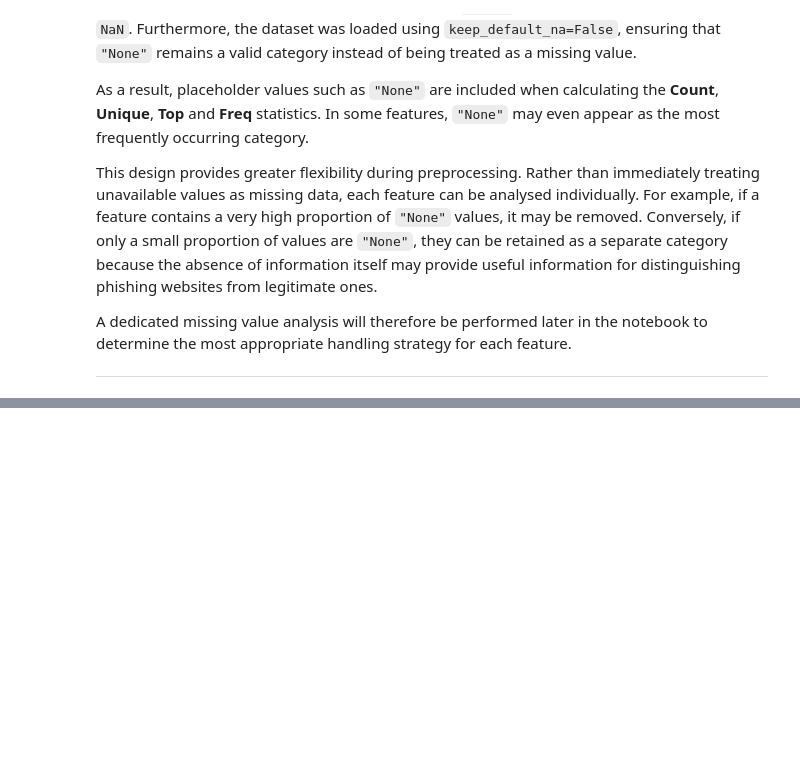
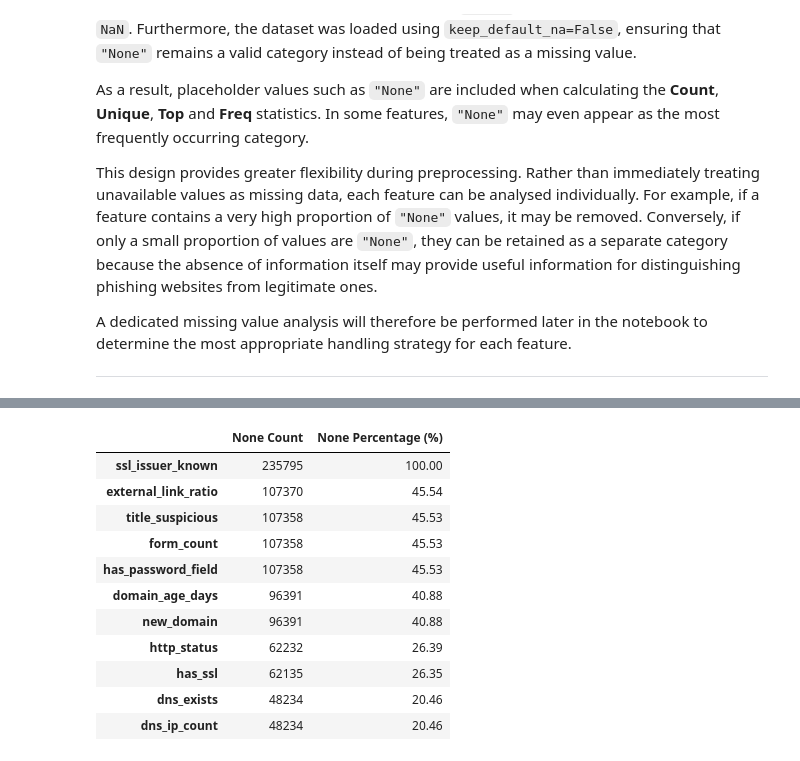
Before and after one commit to ajay-nagpal/Phishing-URL-detector, a Jupyter notebook: phishing_url_detector.ipynb, the cells around one changed output, grey strips where cells are left out. Saved outputs shown, nothing was run; the diff lists cells and outputs as text; code cells hidden in the pictures; blank space fills up the shorter version.

```diff
--- a/phishing_url_detector.ipynb
+++ b/phishing_url_detector.ipynb
@@ -608,0 +671,48 @@ A dedicated missing value analysis will therefore be performed later in the note
+# %%
+# Count Placeholder Values ("None")
+
+# Count the number of occurrences of the placeholder
+# value "None" in each feature.
+# Count the number of "None" values in each feature.
+# Count the number of "None" values in each feature.
+none_counts = (df == "None").sum()
+
+# Calculate the percentage of "None" values.
+none_percentages = (none_counts / len(df)) * 100
+
+# Create a summary table.
+none_summary = pd.DataFrame({
+    "None Count": none_counts,
+    "None Percentage (%)": none_percentages
+})
+
+# Keep only the features that contain at least one "None" value.
+none_summary = none_summary[none_summary["None Count"] > 0]
+
+# Round the percentage values for better readability.
+none_summary["None Percentage (%)"] = (
+    none_summary["None Percentage (%)"]
+    .round(2)
+)
+
+# Sort the table by percentage (highest first).
+none_summary = none_summary.sort_values(
+    by="None Percentage (%)",
+    ascending=False
+)
+
+# Display the summary table.
+none_summary
+# %% [output]
+|  | None Count | None Percentage (%) |
+| ssl_issuer_known | 235795 | 100.00 |
+| external_link_ratio | 107370 | 45.54 |
+| title_suspicious | 107358 | 45.53 |
+| form_count | 107358 | 45.53 |
+| has_password_field | 107358 | 45.53 |
+| domain_age_days | 96391 | 40.88 |
+| new_domain | 96391 | 40.88 |
+| http_status | 62232 | 26.39 |
+| has_ssl | 62135 | 26.35 |
+| dns_exists | 48234 | 20.46 |
+| dns_ip_count | 48234 | 20.46 |
```
Also changed, not shown: parts of 11 cells of this notebook.
